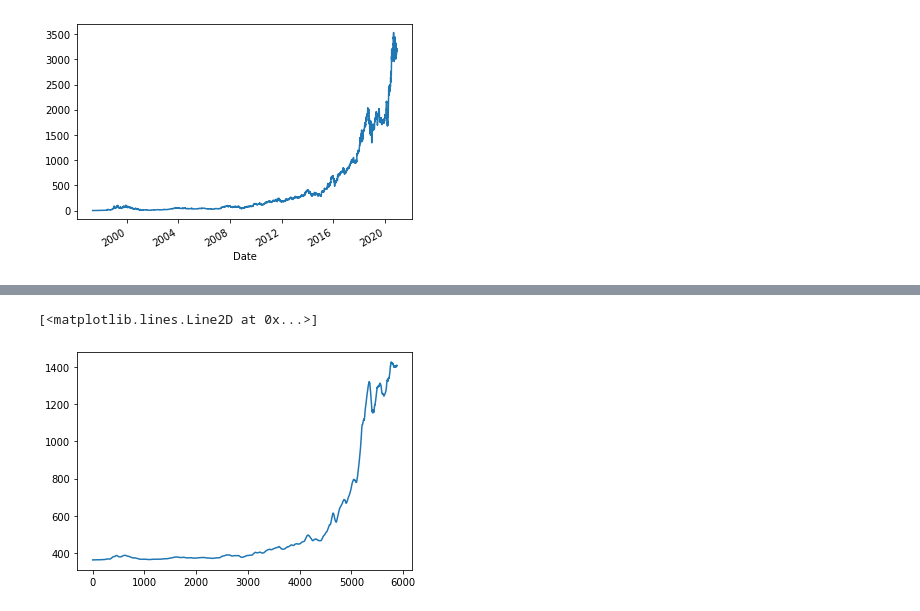
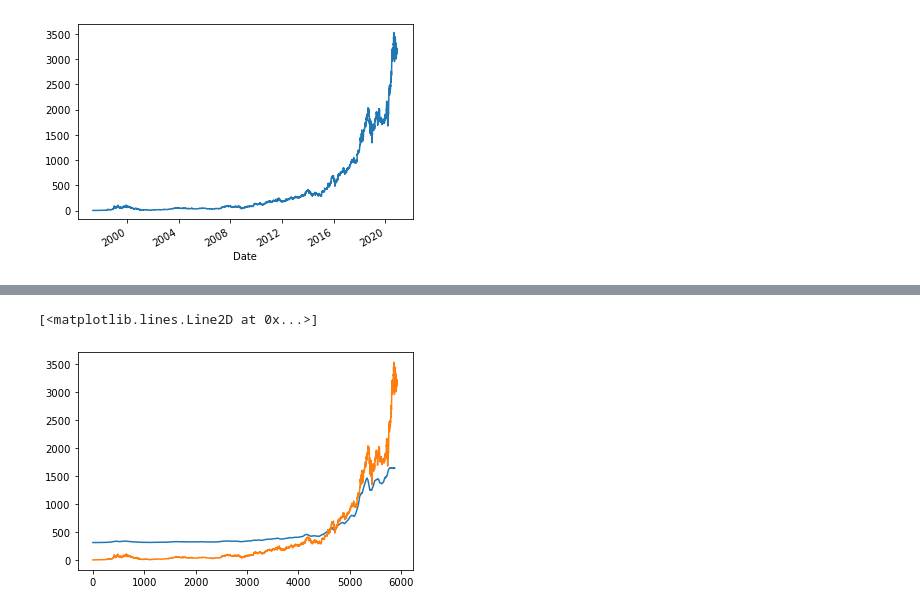
Before and after one commit to seangao14/fun_notebooks, a Jupyter notebook: smart_stonks.ipynb, the cells around one changed output, grey strips where cells are left out. Drawn from its saved outputs; the diff is of its cells as text; code cells hidden in the pictures.

```diff
--- a/smart_stonks.ipynb
+++ b/smart_stonks.ipynb
@@ -130,7 +130,9 @@ X = torch.tensor(X).cuda().float()
 # %%
 pred = scaler.inverse_transform(model(X).squeeze().cpu().detach().numpy().reshape(-1,1))
 
+# red is actual stock
 plt.plot(pred)
+plt.plot(data.values)
 # %% [output]
 [<matplotlib.lines.Line2D at 0x...>]
-[figure, old version]
+[figure, new version]
```
Also changed, not shown: parts of 3 cells of this notebook, 2 other files.
